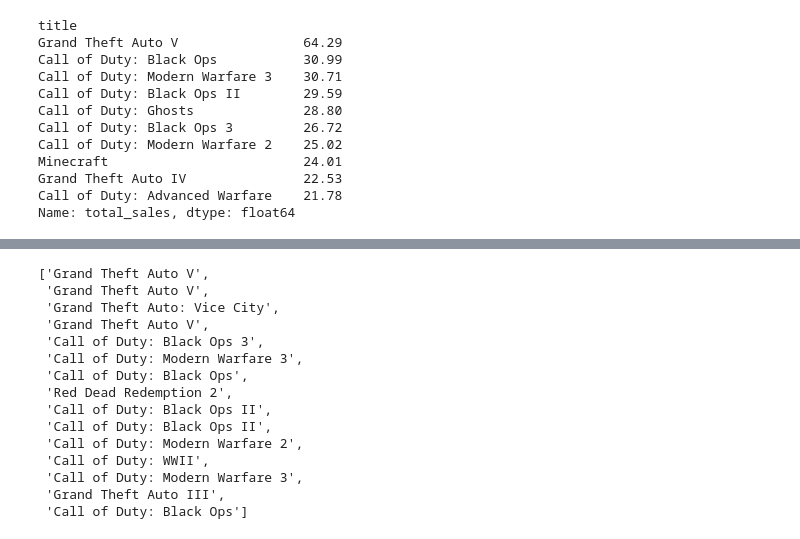
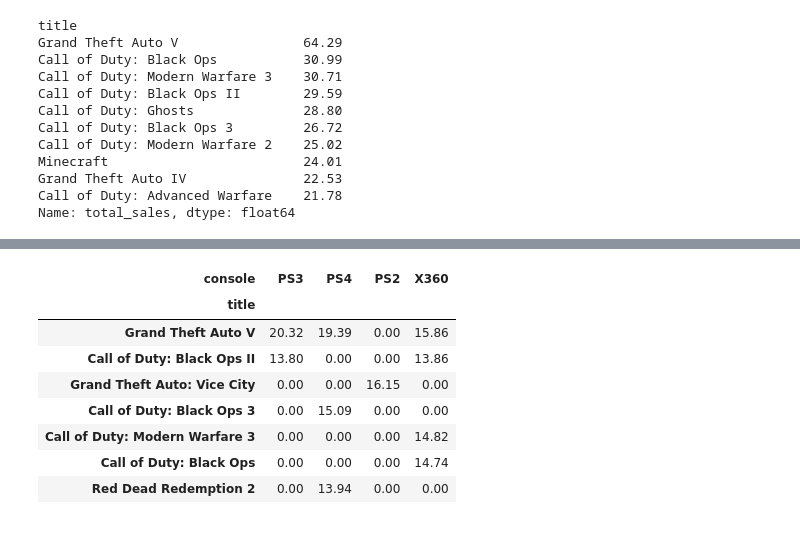
Before and after one commit to MatheusMorandi/Analise_Vendas_Jogos_2024, a Jupyter notebook: src/eda.ipynb, the cells around one changed output, grey strips where cells are left out. Drawn from its saved outputs; the diff is of its cells as text; code cells hidden in the pictures.

```diff
--- a/src/eda.ipynb
+++ b/src/eda.ipynb
@@ -145,31 +140,23 @@ Call of Duty: Black Ops         PS3        12.67
 Name: total_sales, dtype: float64
+# %%
+df_pivot = plataformas.unstack(level='console').fillna(0)
+
+df_pivot['Total'] = df_pivot.sum(axis=1)
+
+df_pivot = df_pivot.sort_values('Total', ascending=False).drop('Total', axis=1)
+
+df_pivot
+# %% [output]
+| console | PS3 | PS4 | PS2 | X360 |
+| title |  |  |  |  |
+| Grand Theft Auto V | 20.32 | 19.39 | 0.00 | 15.86 |
+| Call of Duty: Black Ops II | 13.80 | 0.00 | 0.00 | 13.86 |
+| Grand Theft Auto: Vice City | 0.00 | 0.00 | 16.15 | 0.00 |
+| Call of Duty: Black Ops 3 | 0.00 | 15.09 | 0.00 | 0.00 |
+| Call of Duty: Modern Warfare 3 | 0.00 | 0.00 | 0.00 | 14.82 |
+| Call of Duty: Black Ops | 0.00 | 0.00 | 0.00 | 14.74 |
+| Red Dead Redemption 2 | 0.00 | 13.94 | 0.00 | 0.00 |
 # %%
-titulos = [index[0] for index in plataformas.index]
-
-consoles = [index[1] for index in plataformas.index]
-
-vendas = plataformas.values
-
-consoles_unicos = np.unique(consoles)
-
 cores = plt.cm.tab20b(np.linspace(0, 1, len(consoles_unicos)))
 
 cores_console = dict(zip(consoles_unicos, cores))
-
-titulos
-# %% [output]
-['Grand Theft Auto V',
- 'Grand Theft Auto V',
- 'Grand Theft Auto: Vice City',
- 'Grand Theft Auto V',
- 'Call of Duty: Black Ops 3',
- 'Call of Duty: Modern Warfare 3',
- 'Call of Duty: Black Ops',
- 'Red Dead Redemption 2',
- 'Call of Duty: Black Ops II',
- 'Call of Duty: Black Ops II',
- 'Call of Duty: Modern Warfare 2',
- 'Call of Duty: WWII',
- 'Call of Duty: Modern Warfare 3',
- 'Grand Theft Auto III',
- 'Call of Duty: Black Ops']
```
Also changed, not shown: parts of 4 cells of this notebook.
